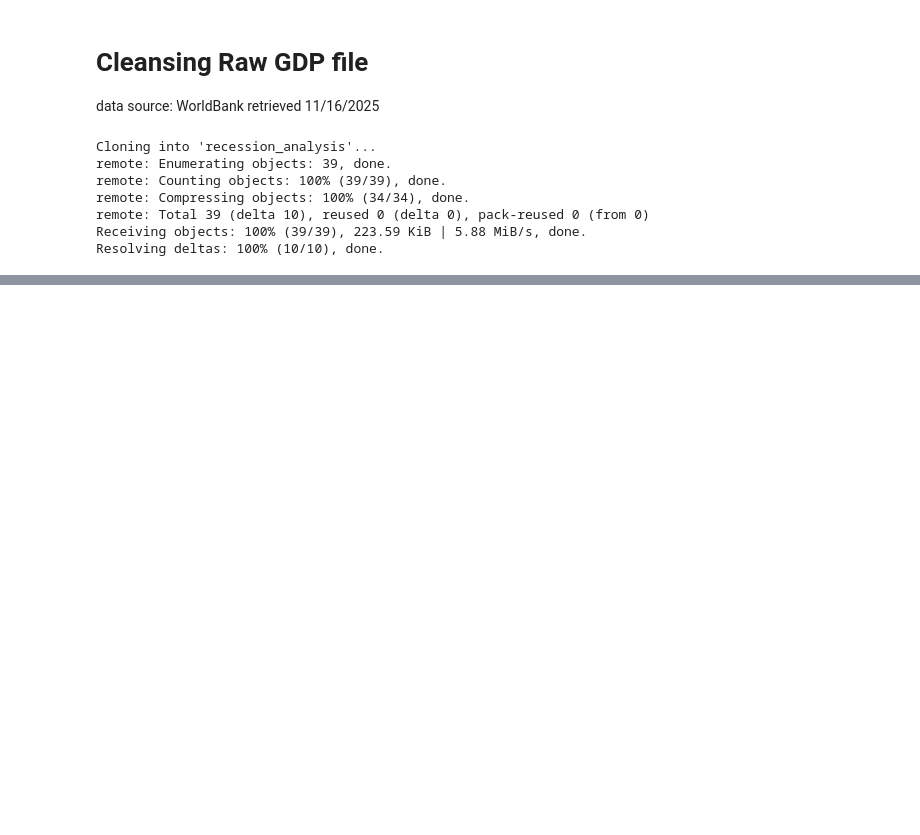
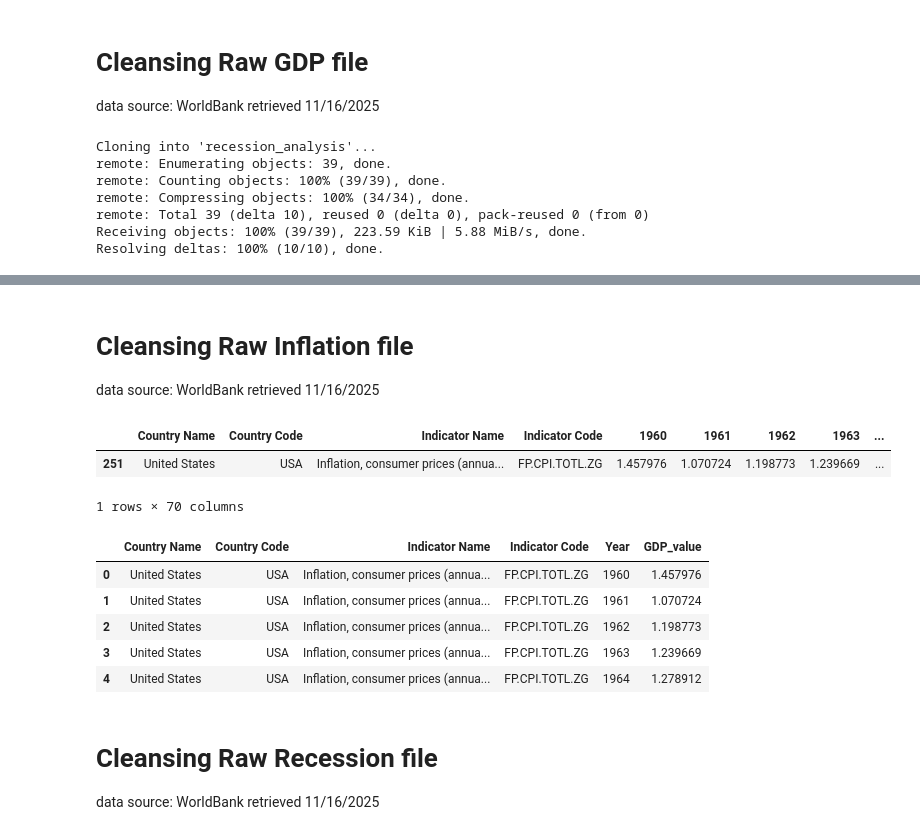
Before and after one commit to maryambahri/recession_analysis, a Jupyter notebook: scripts/Cleanse_GDP.ipynb, the cells around one changed output, grey strips where cells are left out. Drawn from its saved outputs; the diff is of its cells as text; code cells hidden in the pictures; blank space fills up the shorter version.

```diff
--- a/scripts/Cleanse_GDP.ipynb
+++ b/scripts/Cleanse_GDP.ipynb
@@ -23,3 +116,57 @@ Resolving deltas: 100% (10/10), done.
+# %% [markdown]
+# **Cleansing Raw Inflation file**
+
+data source: WorldBank
+retrieved 11/16/2025
+# %%
+# loading the raw data here and displaying the head
+
+path = "/content/recession_analysis/raw_data/USA_Inflation.csv"
+
+raw_df = pd.read_csv(
+    path,
+    skiprows=4   # first 3 rows are messy
+)
+
+raw_df=raw_df[raw_df["Country Name"] == "United States"]
+
+
+raw_df
+# %% [output]
+|  | Country Name | Country Code | Indicator Name | Indicator Code | 1960 | 1961 | 1962 | 1963 | ... |
+| 251 | United States | USA | Inflation, consumer prices (annua... | FP.CPI.TOTL.ZG | 1.457976 | 1.070724 | 1.198773 | 1.239669 | ... |
+1 rows × 70 columns
+# %%
+# we neat things up here and transpose years
+
+# list of year columns
+year_cols = [c for c in raw_df.columns if c.isdigit()]
+
+usa_inflation = raw_df.melt(
+    id_vars=["Country Name", "Country Code", "Indicator Name", "Indicator Code"],
+    value_vars=year_cols,
+    var_name="Year",
+    value_name="GDP_value"
+)
+
+# cleaning up
+usa_inflation["Year"] = usa_inflation["Year"].astype(int)
+usa_inflation = usa_inflation.sort_values("Year").reset_index(drop=True)
+usa_inflation = usa_inflation.dropna(subset=["GDP_value"])  # drop missing years if you want
+
+usa_inflation.head()
+# %% [output]
+|  | Country Name | Country Code | Indicator Name | Indicator Code | Year | GDP_value |
+| 0 | United States | USA | Inflation, consumer prices (annua... | FP.CPI.TOTL.ZG | 1960 | 1.457976 |
+| 1 | United States | USA | Inflation, consumer prices (annua... | FP.CPI.TOTL.ZG | 1961 | 1.070724 |
+| 2 | United States | USA | Inflation, consumer prices (annua... | FP.CPI.TOTL.ZG | 1962 | 1.198773 |
+| 3 | United States | USA | Inflation, consumer prices (annua... | FP.CPI.TOTL.ZG | 1963 | 1.239669 |
+| 4 | United States | USA | Inflation, consumer prices (annua... | FP.CPI.TOTL.ZG | 1964 | 1.278912 |
+# %% [markdown]
+# **Cleansing Raw Recession file**
+
+data source: WorldBank
+retrieved 11/16/2025
 # %%
 # loading the raw data here and displaying the head
 
```
Also changed, not shown: parts of 14 cells of this notebook.
